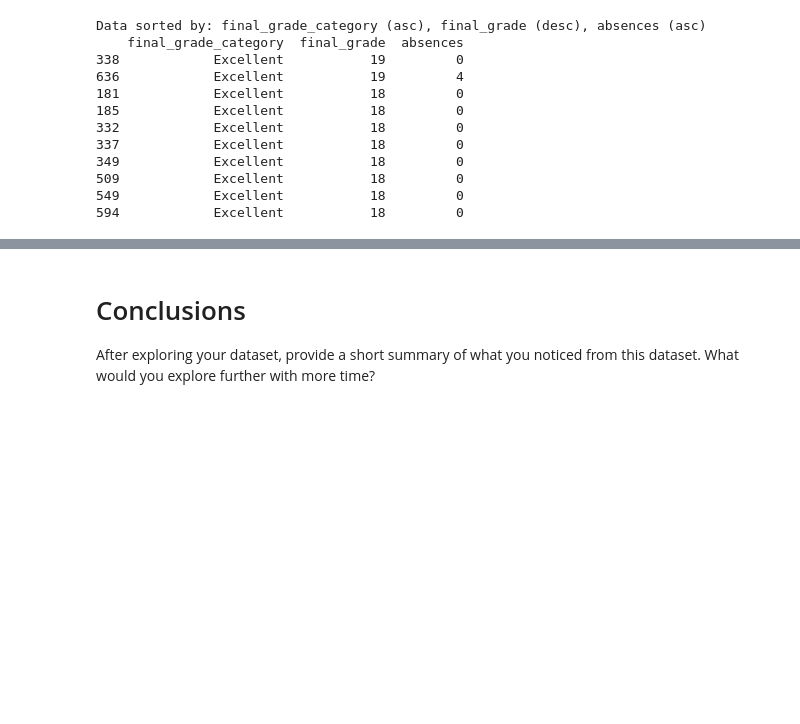
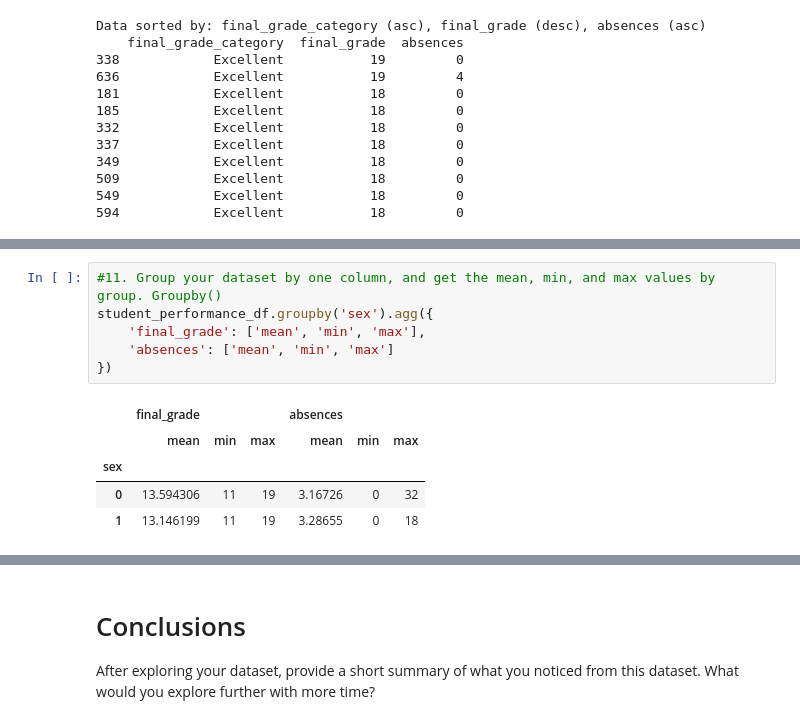
Before and after one commit to mehreengillani/Data602, a Jupyter notebook: 07_assignment.ipynb, the cells around one changed output, grey strips where cells are left out. Cells and saved outputs as stored; diff of their text form; blank space fills up the shorter version.

```diff
--- a/07_assignment.ipynb
+++ b/07_assignment.ipynb
@@ -526,0 +583,12 @@ All string columns converted to uppercase
+# %%
+#11. Group your dataset by one column, and get the mean, min, and max values by group. Groupby()
+student_performance_df.groupby('sex').agg({
+    'final_grade': ['mean', 'min', 'max'],
+    'absences': ['mean', 'min', 'max']
+})
+# %% [output]
+|  | final_grade |  |  | absences |  |  |
+|  | mean | min | max | mean | min | max |
+| sex |  |  |  |  |  |  |
+| 0 | 13.594306 | 11 | 19 | 3.16726 | 0 | 32 |
+| 1 | 13.146199 | 11 | 19 | 3.28655 | 0 | 18 |
```
Also changed, not shown: parts of 21 cells of this notebook.
